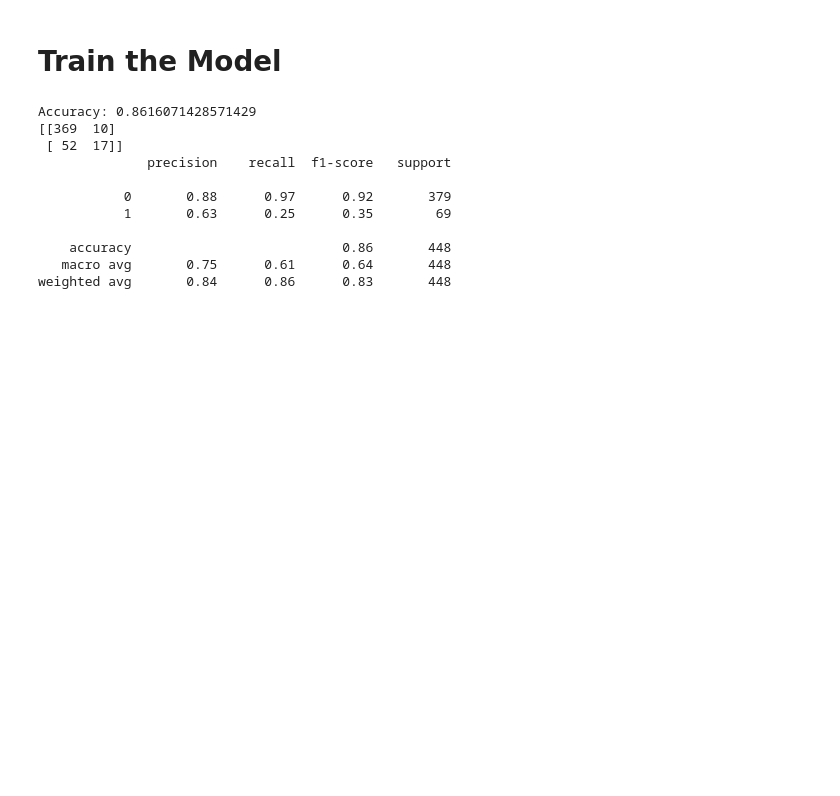
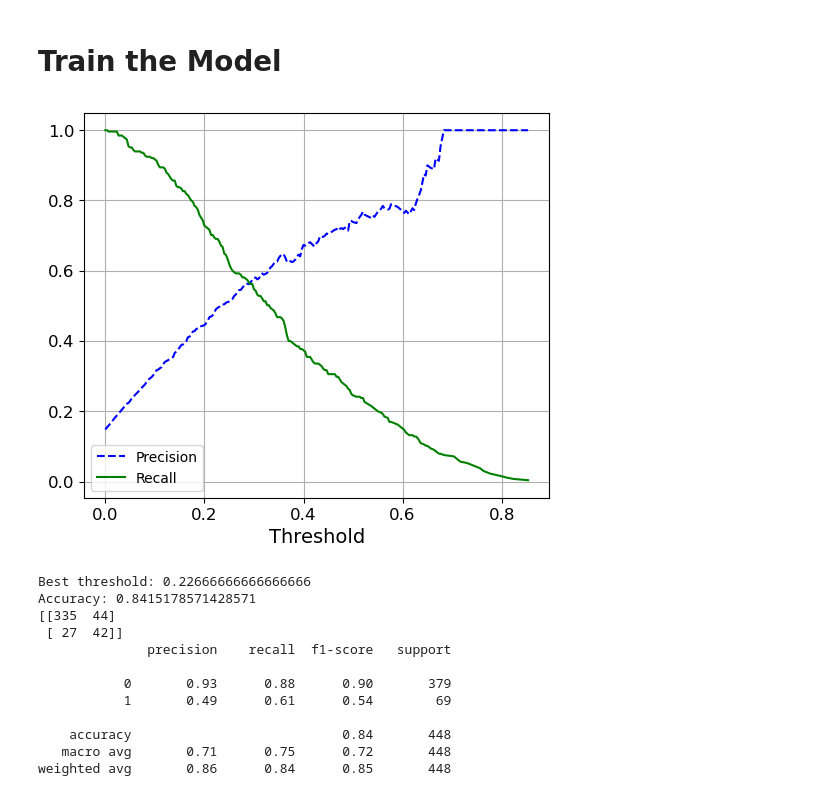
Before and after one commit to cristian0831/Machine-Learning-Projects, a Jupyter notebook: Scikit-Learn/marketing_campaign.ipynb, the cells around one changed output. Saved outputs shown, nothing was run; the diff lists cells and outputs as text; code cells hidden in the pictures; blank space fills up the shorter version.

Commit message:
training marketing campaign project

```diff
--- a/Scikit-Learn/marketing_campaign.ipynb
+++ b/Scikit-Learn/marketing_campaign.ipynb
@@ -347,40 +347,67 @@ df_marketing_prep.head()
 # %%
 from sklearn.preprocessing import StandardScaler
 from sklearn.linear_model import LogisticRegression
 from sklearn.model_selection import train_test_split
 from sklearn.metrics import accuracy_score
 from sklearn.metrics import confusion_matrix
 from sklearn.metrics import classification_report
+from sklearn.model_selection import cross_val_predict
+from sklearn.linear_model import SGDClassifier
+from sklearn.model_selection import cross_val_score
+from sklearn.ensemble import RandomForestClassifier
+from sklearn.metrics import precision_score, recall_score
+from sklearn.metrics import precision_recall_curve
 
 Y = df_marketing_prep['Response']
 X = df_marketing_prep.drop(['Response'], axis = 1)
 
 X_train, X_test, y_train, y_test = train_test_split(X, Y, test_size=0.2, random_state=42)
 
-scaler = StandardScaler()
-X_train_scaled = scaler.fit_transform(X_train)
-X_test_scaled = scaler.transform(X_test)
+model = RandomForestClassifier(n_estimators=300,class_weight="balanced",random_state=42)
+model.fit(X_train, y_train)
 
-model = LogisticRegression(max_iter=1000)
-model.fit(X_train_scaled, y_train)
+# cross validation on the first class
+y_scores = cross_val_predict(model, X_train, y_train, cv=3, method="predict_proba")[:,1]
 
-y_pred = model.predict(X_test_scaled)
-accuracy = accuracy_score(y_test, y_pred)
-print("Accuracy:", accuracy)
+precision, recall, thresholds = precision_recall_curve(y_train, y_scores)
 
-cm = confusion_matrix(y_test, y_pred)
-print(cm)
+def plot_precision_recall_vs_threshold(precisions, recalls, thresholds):
+    plt.figure(figsize=(6,5))
+    plt.plot(thresholds, precisions[:-1], "b--", label="Precision")
+    plt.plot(thresholds, recalls[:-1], "g-", label="Recall")
+    plt.xlabel("Threshold")
+    plt.grid()
+    plt.legend()
 
+plot_precision_recall_vs_threshold(precision, recall, thresholds)
+plt.show()
+
+#get the optimal threshold
+f1 = 2 * (precision[:-1] * recall[:-1]) / (precision[:-1] + recall[:-1])
+
+best_threshold_id = np.argmax(f1)
+best_threshold = thresholds[best_threshold_id]
+
+print("Best threshold:", best_threshold )
+
+y_prob = model.predict_proba(X_test)[:,1]
+y_pred = (y_prob > best_threshold).astype(int)
+
+# test evaluation
+print("Accuracy:", accuracy_score(y_test, y_pred))
+print(confusion_matrix(y_test, y_pred))
 print(classification_report(y_test, y_pred))
 # %% [output]
+[figure, added]
-Accuracy: 0.8616071428571429
-[[369  10]
- [ 52  17]]
+Best threshold: 0.22666666666666666
+Accuracy: 0.8415178571428571
+[[335  44]
+ [ 27  42]]
               precision    recall  f1-score   support
 
-           0       0.88      0.97      0.92       379
-           1       0.63      0.25      0.35        69
+           0       0.93      0.88      0.90       379
+           1       0.49      0.61      0.54        69
 
-    accuracy                           0.86       448
-   macro avg       0.75      0.61      0.64       448
-weighted avg       0.84      0.86      0.83       448
+    accuracy                           0.84       448
+   macro avg       0.71      0.75      0.72       448
+weighted avg       0.86      0.84      0.85       448
```
Also changed, not shown: parts of 5 cells of this notebook.
